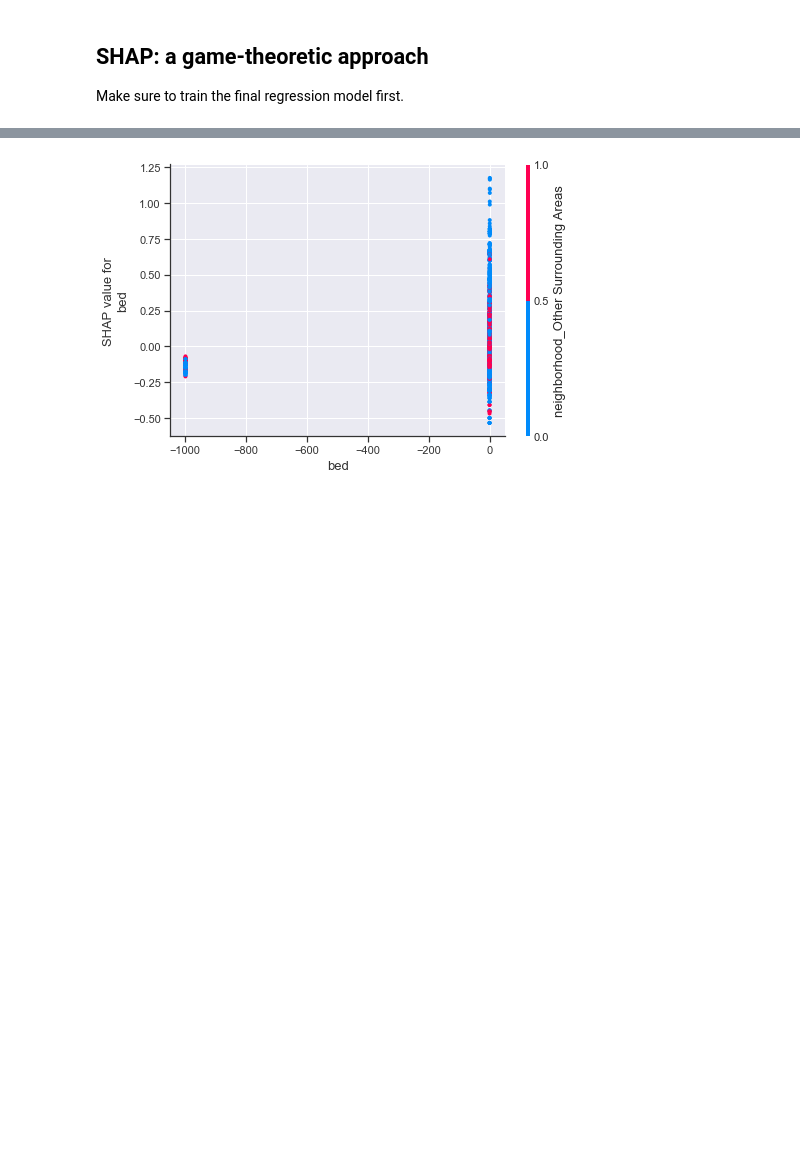
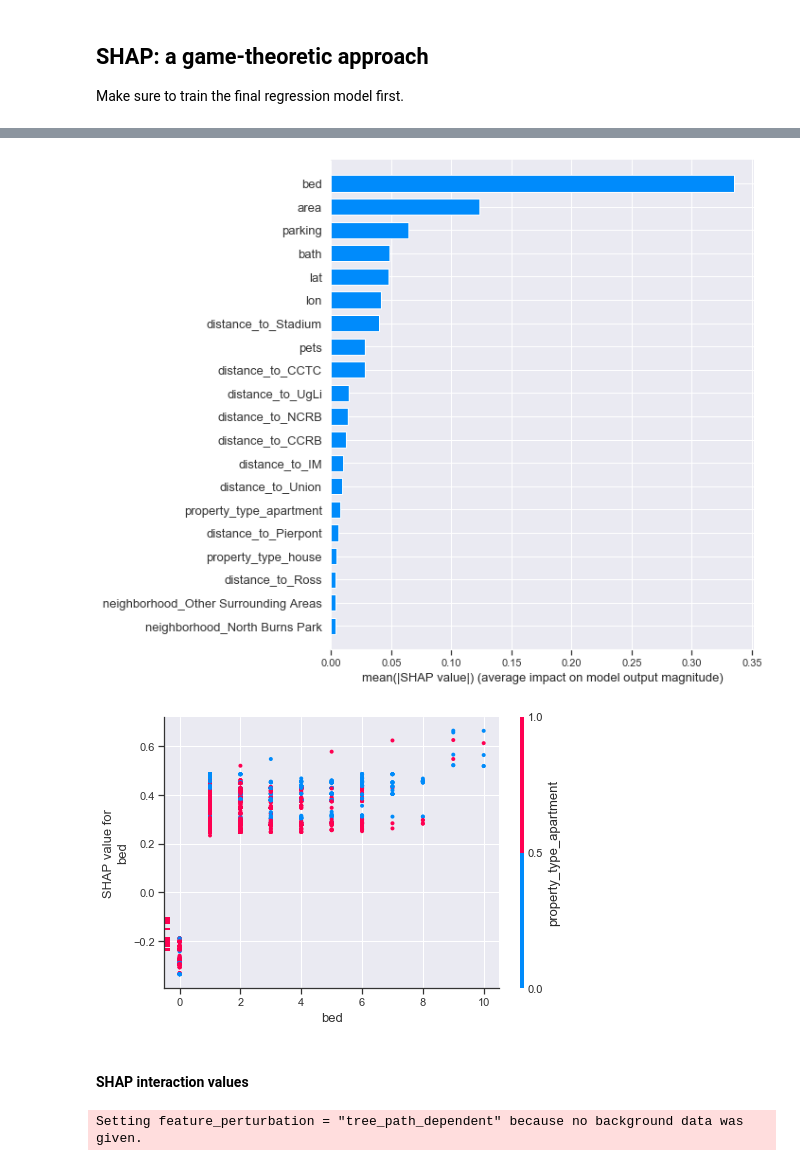
Before and after one commit to lilyzhai/housing-survey, a Jupyter notebook: regression/random-forest.ipynb, the cells around one changed output, grey strips where cells are left out. Saved outputs shown, nothing was run; the diff lists cells and outputs as text; code cells hidden in the pictures; blank space fills up the shorter version.

```diff
--- a/regression/random-forest.ipynb
+++ b/regression/random-forest.ipynb
@@ -209,7 +227,20 @@ shap.summary_plot(shap_values, X_train)
+# %%
+shap.summary_plot(shap_values, X_tr, plot_type="bar")
+# %% [output]
+[figure, added]
 # %%
 # create a dependence plot to show the effect of a single feature across the whole dataset
 
 ## NOTE: must deal with missing values FIRST
-shap.dependence_plot("bed", shap_values, X_train)
+shap.dependence_plot("bed", shap_values, X_tr)
 # %% [output]
-[figure, old version]
+[figure, new version]
+# %% [markdown]
+#### SHAP interaction values
+# %%
+# takes a couple minutes since SHAP interaction values take a factor of 2 * # features
+# more time than SHAP values to compute, since this is just an example we only explain
+# the first 2,000 people in order to run quicker
+shap_interaction_values = shap.TreeExplainer(rf).shap_interaction_values(X_tr.iloc[idx])
+# %% [output]
+Setting feature_perturbation = "tree_path_dependent" because no background data was given.
```
Also changed, not shown: parts of 9 cells of this notebook, 2 other files.
